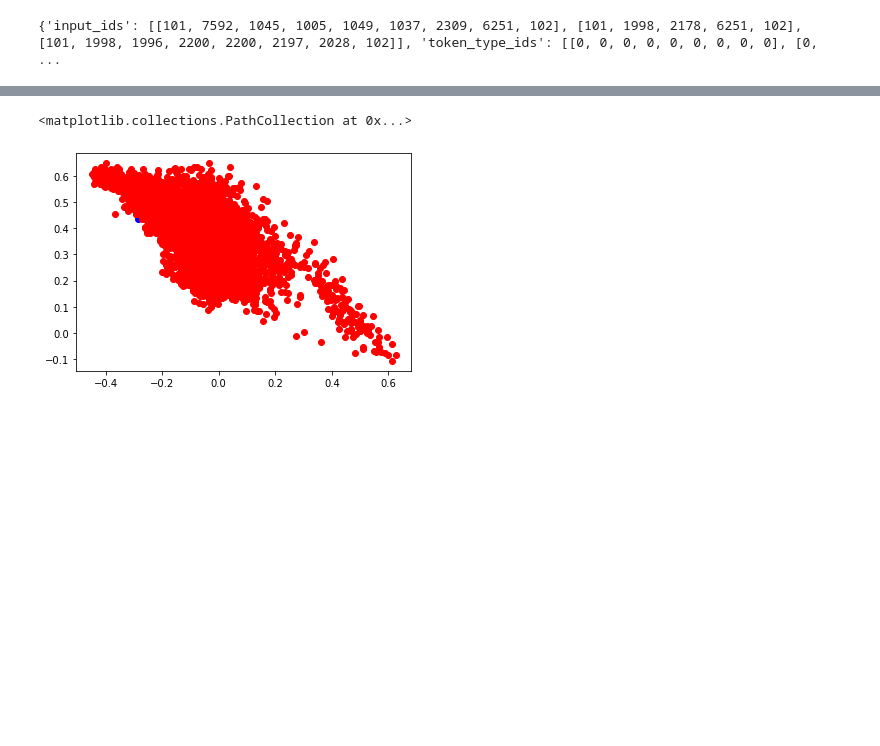
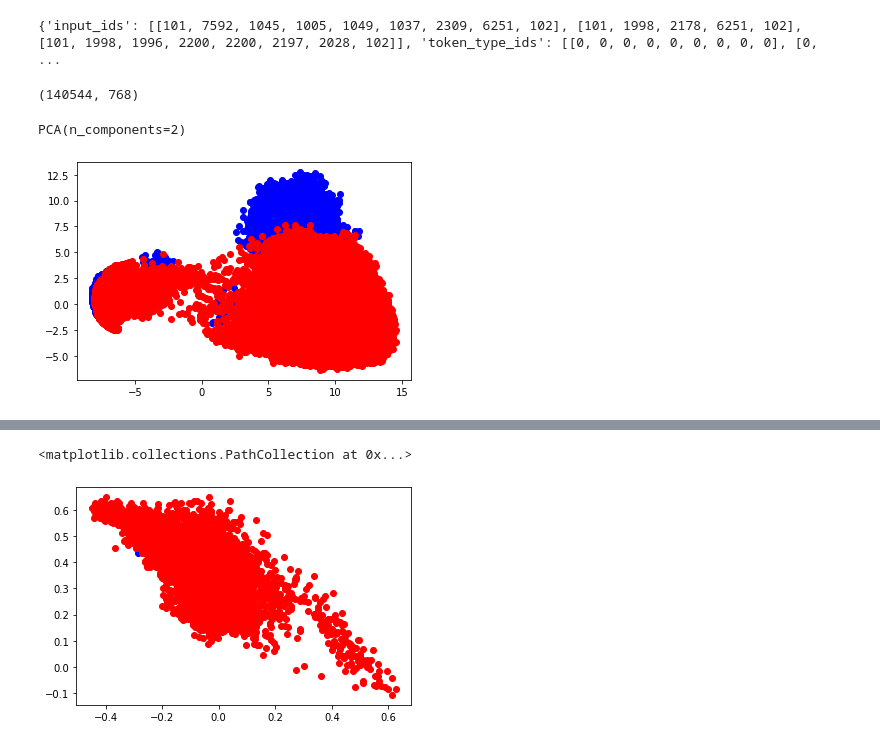
Before and after one commit to Chunhao-Li/novel-need-detection, a Jupyter notebook: notebooks/visualization.ipynb, the cells around one changed output, grey strips where cells are left out. Cells and saved outputs as stored; diff of their text form; code cells hidden in the pictures; blank space fills up the shorter version.

Commit message:
visualization

```diff
--- a/notebooks/visualization.ipynb
+++ b/notebooks/visualization.ipynb
@@ -106,15 +110,43 @@ for sent in tqdm(neg_sentences+neg_sentences2):
     outputs = model(input_ids.to(device))
     neg_embeddings.append(outputs[0].detach().cpu().numpy())
 # %%
-pos_embeddings = np.array(pos_embeddings).reshape(len(pos_embeddings),2)
-neg_embeddings = np.array(neg_embeddings).reshape(len(neg_embeddings),2)
+# pos_embeddings = np.array(pos_embeddings).reshape(len(pos_embeddings),2)
+# neg_embeddings = np.array(neg_embeddings).reshape(len(neg_embeddings),2)
+# %%
+pos_embeddings = [emb[0] for emb in pos_embeddings]
+neg_embeddings = [emb[0] for emb in neg_embeddings]
+# %%
+import random
+neg_embeddings_random = random.choices(neg_embeddings, k=1000)
+all_embeddings = np.concatenate([emb.reshape(emb.shape[0], -1) for emb in pos_embeddings+neg_embeddings_random])
+all_embeddings.shape
+# %% [output]
+(140544, 768)
+# %%
+from sklearn.decomposition import PCA
+pca = PCA(n_components=2)
+pca.fit(all_embeddings)
+# %% [output]
+PCA(n_components=2)
 # %%
 from sklearn.manifold import TSNE
 import matplotlib.pyplot as plt
+from sklearn.decomposition import PCA
+
+for pos_emb in pos_embeddings:
+    componenets = pca.transform(pos_emb)
+    plt.scatter(componenets[:,0], componenets[:,1], c='blue')
+
+for neg_emb in neg_embeddings_random:
+    componenets = pca.transform(neg_emb)
+    plt.scatter(componenets[:,0], componenets[:,1], c='red')
+plt.show()
 
 
 # tsne = TSNE(n_components=2, learning_rate='auto',
 #                   init='random', perplexity=3)
 
-# pos_embedded = tsne.fit_transform(pos_embeddings)
+# pos_embedded = tsne.fit_transform(pos_embeddings[0][0])
 # neg_embedded = tsne.fit_transform(neg_embeddings)
+# %% [output]
+[figure, added]
```
Also changed, not shown: parts of 5 cells of this notebook, 3 other files.
